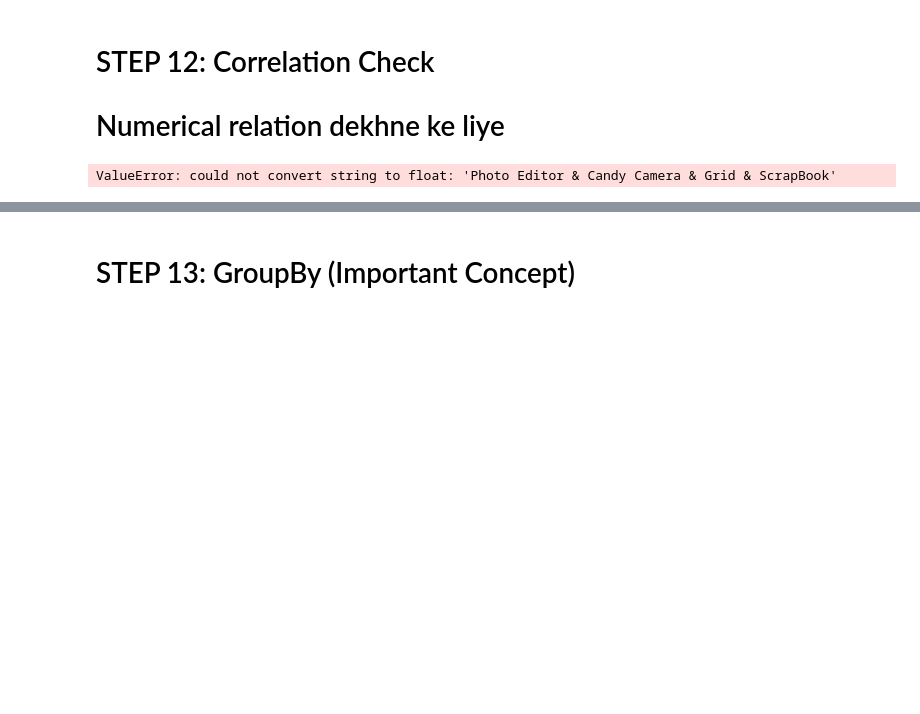
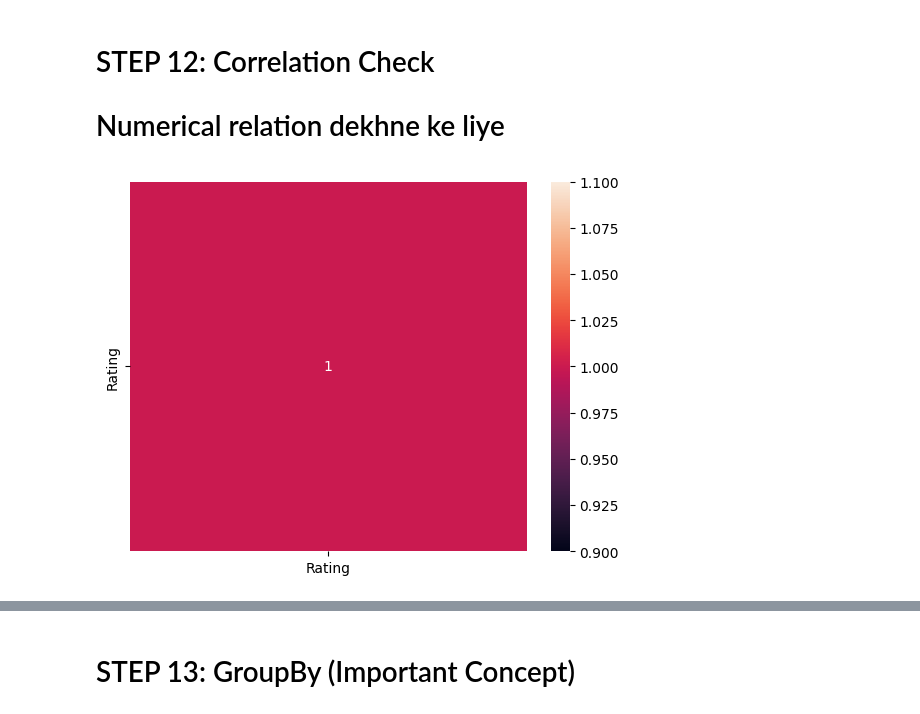
Before and after one commit to usama488/Data-science, a Jupyter notebook: Quizz no(1).ipynb, the cells around one changed output, grey strips where cells are left out. Cells and saved outputs as stored; diff of their text form; code cells hidden in the pictures; blank space fills up the shorter version.

```diff
--- a/Quizz no(1).ipynb
+++ b/Quizz no(1).ipynb
@@ -399,11 +413,11 @@ ValueError: Could not interpret value ` Gender` for `x`. An entry with this name
 
 # Numerical relation dekhne ke liye
 # %%
-corr = df.corr()
+corr = df.select_dtypes(include=np.number).corr()
 sns.heatmap(corr, annot=True)
 plt.show()
 # %% [output]
-ValueError: could not convert string to float: 'Photo Editor & Candy Camera & Grid & ScrapBook'
+[figure, added]
 # %%
 # Ab sirf numeric columns ka correlation calculate karein
 corr = df.select_dtypes(include=np.number).corr()
```
Also changed, not shown: parts of 25 cells of this notebook.
